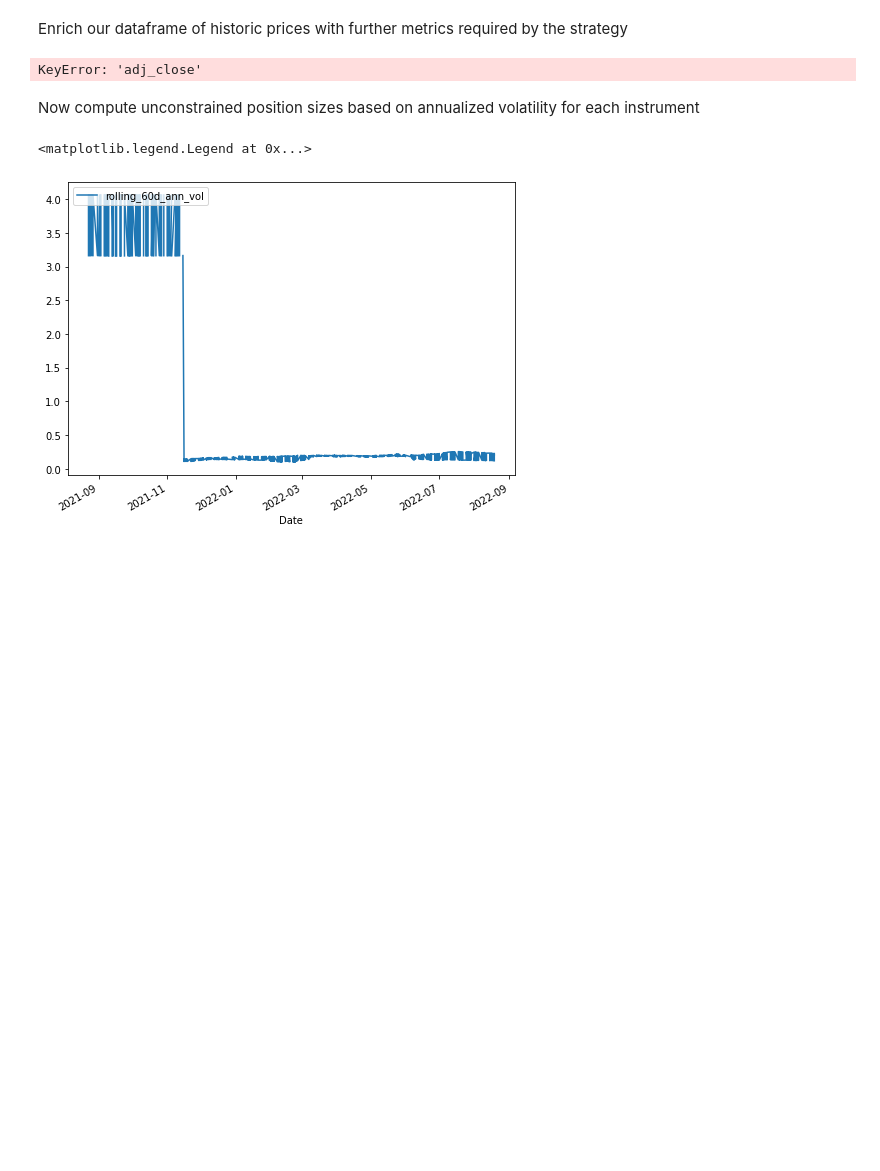
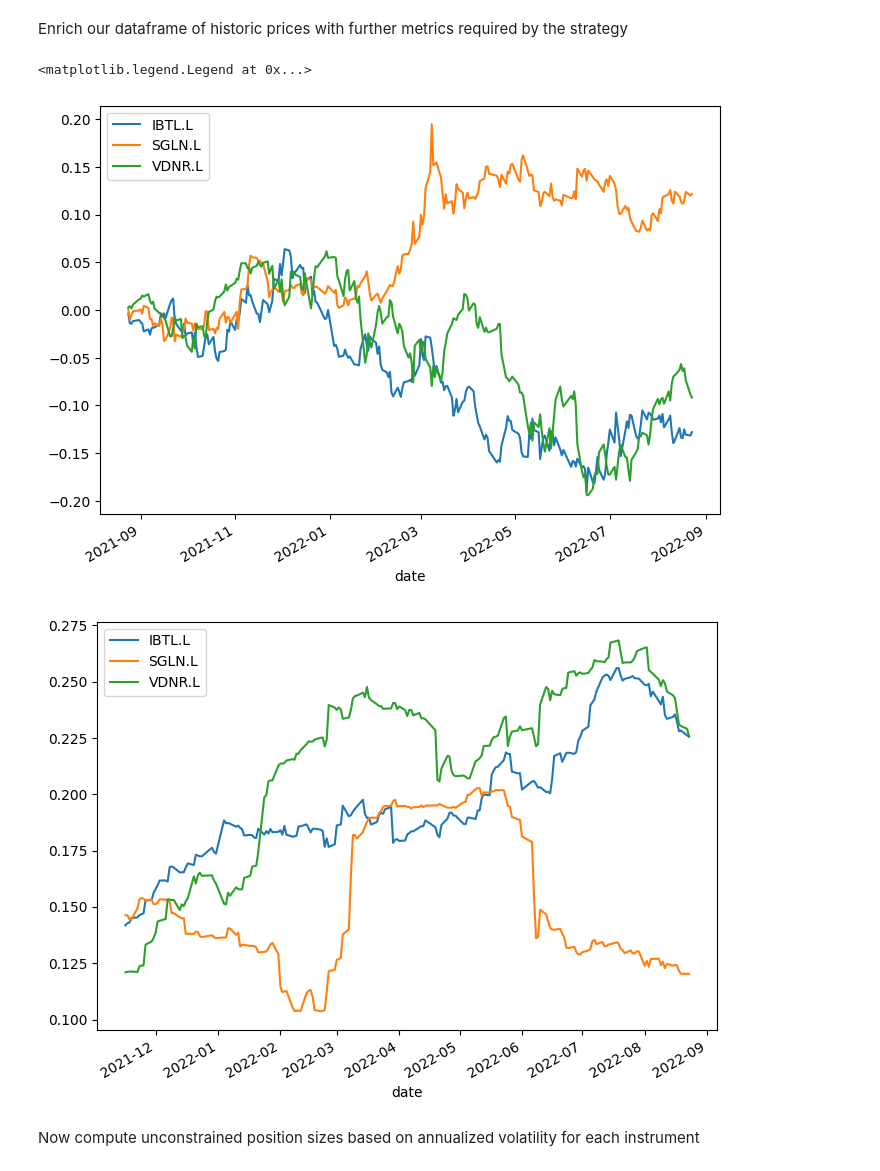
Before and after one commit to eliekawerk/alphabook, a Jupyter notebook: rp3.ipynb, the cells around one changed output. Drawn from its saved outputs; the diff is of its cells as text; code cells hidden in the pictures; blank space fills up the shorter version.

```diff
--- a/rp3.ipynb
+++ b/rp3.ipynb
@@ -95,31 +71,29 @@ MultiIndex([( 'price', 'VNRT.L'),
 # %% [markdown]
 Enrich our dataframe of historic prices with further metrics required by the strategy
-# %%
-prices_df['return'] = prices_df['adj_close'].pct_change()
-prices_df['log_return'] = np.log(prices_df['adj_close']/prices_df['adj_close'].shift(1))
-prices_df['cum_return'] = (1 + prices_df['return']).cumprod() - 1
-prices_df['cum_log_return'] = prices_df['log_return'].cumsum()
-prices_df = prices_df.dropna()
-
-
-print(prices_df.head(5))
-# %% [output]
-KeyError: 'adj_close'
+# %%
+for ticker in universe_tickers:
+    # Calculate total returns
+    prices_df['return', ticker] = prices_df['price', ticker].pct_change()
+    prices_df['log_return', ticker] = np.log(prices_df['price', ticker]/prices_df['price', ticker].shift(1))
+    prices_df['cum_return', ticker] = (1 + prices_df['return', ticker]).cumprod() - 1
+    prices_df['cum_log_return', ticker] = prices_df['log_return', ticker].cumsum()
+
+    # Calculate rolling annual volatility for key periods
+    prices_df['rolling_ann_vol', ticker] = prices_df['log_return', ticker].rolling(vol_forecast_period_days).std() * math.sqrt(252)
+    prices_df['rolling_30d_ann_vol', ticker] = prices_df['log_return', ticker].rolling(30).std() * math.sqrt(252)
+    prices_df['rolling_60d_ann_vol', ticker] = prices_df['log_return', ticker].rolling(60).std() * math.sqrt(252)
+    prices_df['rolling_90d_ann_vol', ticker] = prices_df['log_return', ticker].rolling(90).std() * math.sqrt(252)
+
+prices_df = prices_df.sort_index(axis='columns', level=1)
+
+prices_df['cum_return'].plot(figsize=(8,6))
+plt.legend(loc=2)
+
+prices_df['rolling_60d_ann_vol'].plot(figsize=(8, 6))
+plt.legend(loc=2)
+# %% [output]
+<matplotlib.legend.Legend at 0x...>
+[figure, added]
+[figure, added]
 # %% [markdown]
 Now compute unconstrained position sizes based on annualized volatility for each instrument
-# %%
-prices_df['rolling_30d_ann_vol'] = prices_df['log_return'].rolling(30).std() * math.sqrt(252)
-prices_df['rolling_60d_ann_vol'] = prices_df['log_return'].rolling(60).std() * math.sqrt(252)
-prices_df['rolling_90d_ann_vol'] = prices_df['log_return'].rolling(90).std() * math.sqrt(252)
-#prices_last_price = prices_df['Adj Close'].tail(1).values[0]
-#prices_size = (prices_vol_target / prices_ann_vol) * (portfolio_value / prices_last_price)
-
-#print(prices_ann_vol)
-#print(prices_last_price)
-#print(prices_size)
-
-prices_df['rolling_60d_ann_vol'].plot(figsize=(8,6))
-plt.legend(loc=2)
-# %% [output]
-<matplotlib.legend.Legend at 0x...>
-[figure, removed]
```
Also changed, not shown: parts of 3 cells of this notebook, 2 other files.
